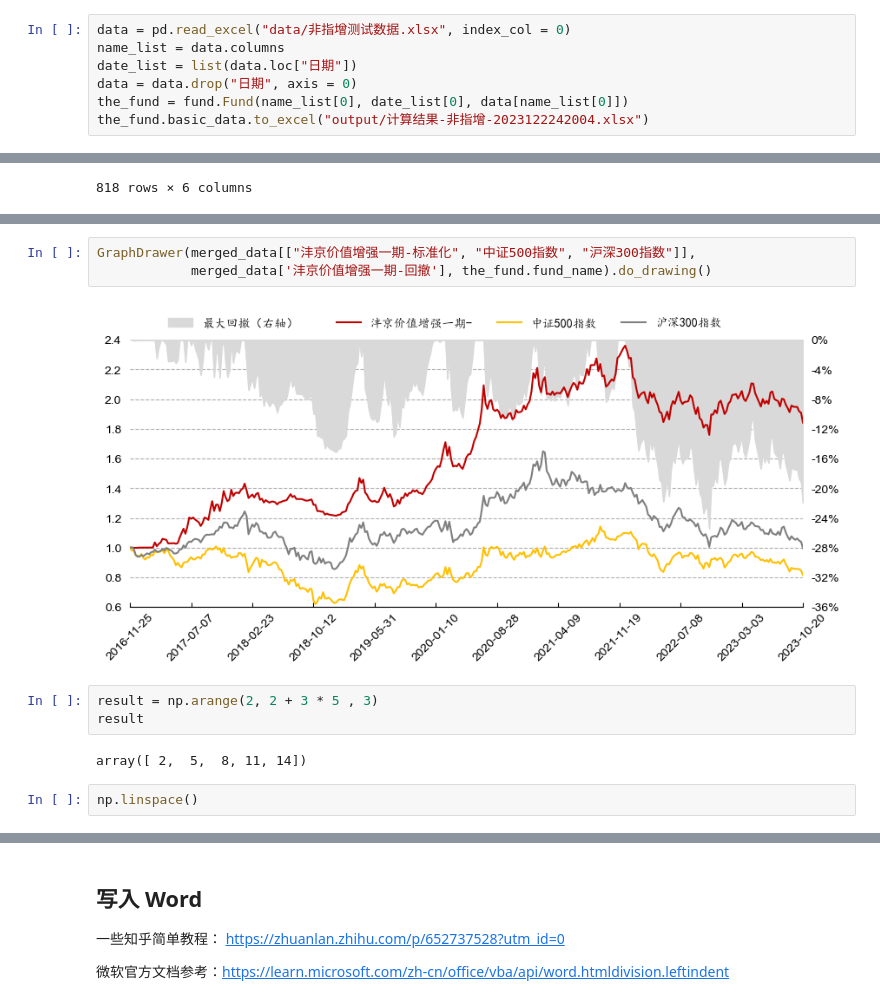
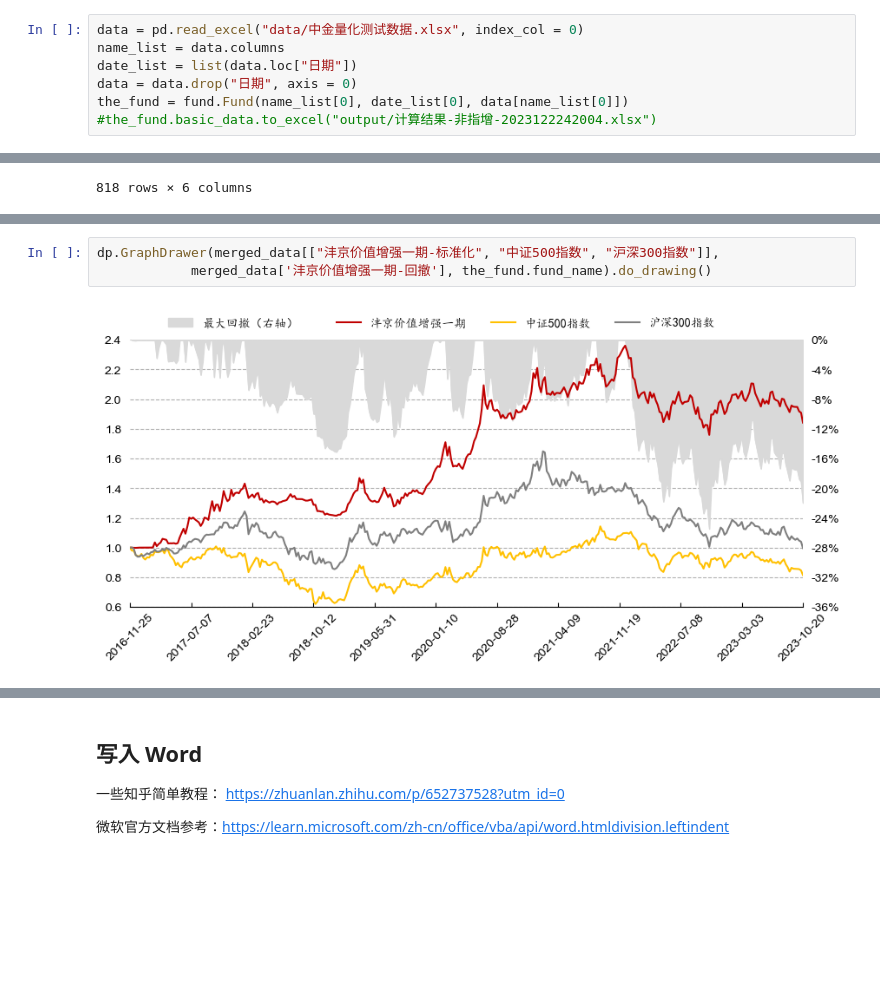
Before and after one commit to kefengpl/fund-report-generator, a Jupyter notebook: test_code.ipynb, the cells around one changed output, grey strips where cells are left out. Cells and saved outputs as stored; diff of their text form; blank space fills up the shorter version.

```diff
--- a/test_code.ipynb
+++ b/test_code.ipynb
@@ -16,7 +17,7 @@ import date_handler as dh # 日期处理模块
 # %%
-data = pd.read_excel("data/非指增测试数据.xlsx", index_col = 0)
+data = pd.read_excel("data/中金量化测试数据.xlsx", index_col = 0)
 name_list = data.columns
 date_list = list(data.loc["日期"])
 data = data.drop("日期", axis = 0)
 the_fund = fund.Fund(name_list[0], date_list[0], data[name_list[0]])
-the_fund.basic_data.to_excel("output/计算结果-非指增-2023122242004.xlsx")
+#the_fund.basic_data.to_excel("output/计算结果-非指增-2023122242004.xlsx")
@@ -223,12 +48,5 @@ class GraphDrawer:
 # %%
-GraphDrawer(merged_data[["沣京价值增强一期-标准化", "中证500指数", "沪深300指数"]],
+dp.GraphDrawer(merged_data[["沣京价值增强一期-标准化", "中证500指数", "沪深300指数"]],
             merged_data['沣京价值增强一期-回撤'], the_fund.fund_name).do_drawing()
 # %% [output]
-[figure, old version]
+[figure, new version]
-# %%
-result = np.arange(2, 2 + 3 * 5 , 3)
-result
-# %% [output]
-array([ 2,  5,  8, 11, 14])
-# %%
-np.linspace()
```
Also changed, not shown: parts of 12 cells of this notebook, 14 other files.
